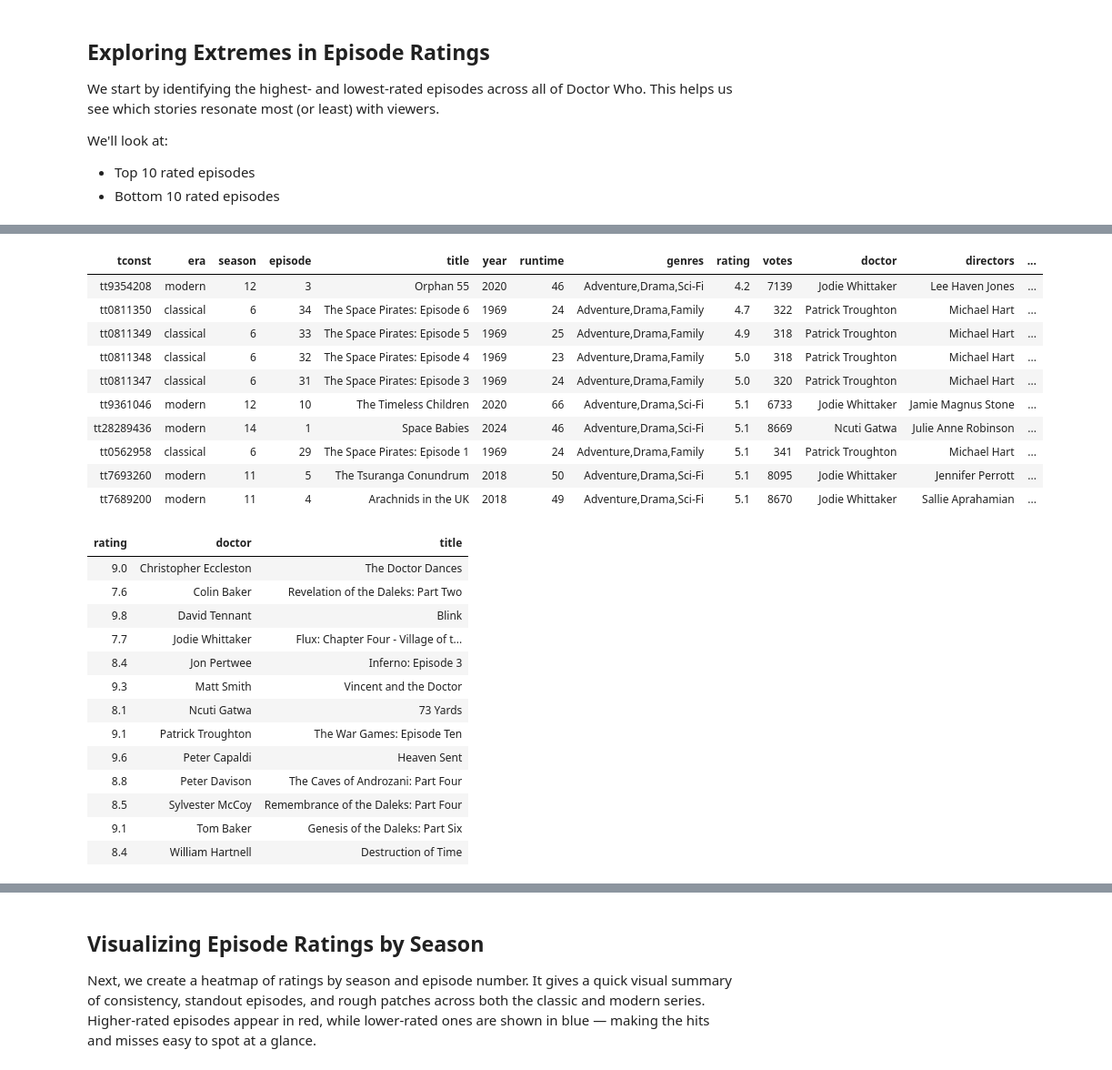
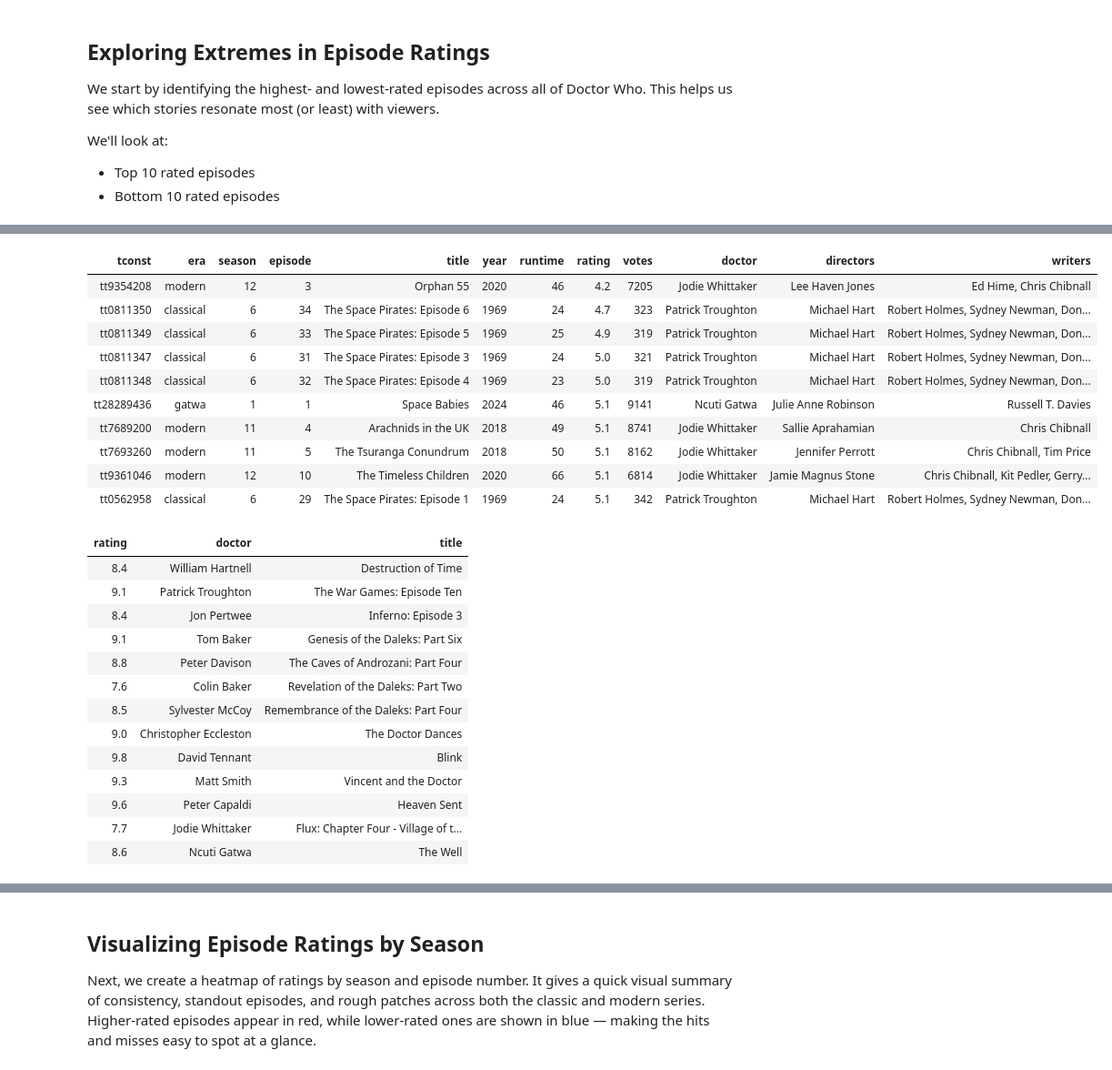
Before and after one commit to Mark-Bugden/doctor-who-imdb-analysis, a Jupyter notebook: doctor-who-imdb-analysis.ipynb, the cells around one changed output, grey strips where cells are left out. Shown at 91% size. Cells and saved outputs as stored; diff of their text form; code cells hidden in the pictures.

```diff
--- a/doctor-who-imdb-analysis.ipynb
+++ b/doctor-who-imdb-analysis.ipynb
@@ -211,11 +207,9 @@ With everything merged, we clean up the dataset: we drop unnecessary columns, se
 # %%
-# Before we go too far into data exploration and visualisation, let's do some tidying up
+# Drop unnnecessary columns
+episode_details = episode_details.drop(["isAdult", "endYear", "originalTitle", "titleType", "genres"], axis=1)
 
-# Drop unnnecessary columns
-episode_details = episode_details.drop(["isAdult", "endYear", "originalTitle", "titleType"], axis=1)
-
-# Change parentTconst to refer to "classical" or "modern"
-episode_details["parentTconst"] = episode_details["parentTconst"].replace({"tt0056751": "classical", "tt0436992": "modern", "tt31433814": "modern"})
+# Change parentTconst to refer to "classical", "modern", or "gatwa"
+episode_details["parentTconst"] = episode_details["parentTconst"].replace({"tt0056751": "classical", "tt0436992": "modern", "tt31433814": "gatwa"})
 
 
 # Rename confusing columns
@@ -233,7 +227,7 @@ episode_details = episode_details.rename(columns={
 # Replace number of the Doctor with with the name of the actor
 episode_details["doctor"] = episode_details["doctor"].map(doctor_to_actor_mapping)
 
-# Set data types for numeric columns
+# Set data types for numeric and categorical columns
 int_columns = [
     "season",
     "episode",
@@ -248,15 +242,14 @@ for col in int_columns:
 
 episode_details["rating"] = pd.to_numeric(episode_details["rating"], errors="coerce")
 
+episode_details["doctor"] = pd.Categorical(
+    episode_details["doctor"],
+    categories=doctor_order,
+    ordered=True
+)
+
 # Drop any columns with NA ratings (for example, if the episode is listed but there has not yet been released)
 episode_details = episode_details.dropna()
-
-# IMdB considers the Gatwa era to be a separate era, whereas we are considering it part of the modern era
-# To deal with this, we need to rename the season numbers for the Gatwa era
-mask = episode_details["tconst"].isin(gatwa_tconst_codes)
-episode_details.loc[mask, "season"] = (
-    episode_details.loc[mask, "season"].map(gatwa_season_to_modern_season_mapping)
-)
 
 
 # Print the number of episodes
@@ -300,35 +298,39 @@ best_eps.style.hide(axis="index").format(precision=1)
 # %%
 # Which are the worst-rated episodes?
-worst_eps = episode_details.sort_values(by="rating").iloc[0:10]
+worst_eps = episode_details.sort_values(
+    by=["rating", "votes"],
+    ascending=[True, False]
+).iloc[0:10]
+
 worst_eps.style.hide(axis="index").format(precision=1)
 # %% [output]
-| tconst | era | season | episode | title | year | runtime | genres | rating | votes | doctor | directors | ... |
-| tt9354208 | modern | 12 | 3 | Orphan 55 | 2020 | 46 | Adventure,Drama,Sci-Fi | 4.2 | 7139 | Jodie Whittaker | Lee Haven Jones | ... |
-| tt0811350 | classical | 6 | 34 | The Space Pirates: Episode 6 | 1969 | 24 | Adventure,Drama,Family | 4.7 | 322 | Patrick Troughton | Michael Hart | ... |
-| tt0811349 | classical | 6 | 33 | The Space Pirates: Episode 5 | 1969 | 25 | Adventure,Drama,Family | 4.9 | 318 | Patrick Troughton | Michael Hart | ... |
-| tt0811348 | classical | 6 | 32 | The Space Pirates: Episode 4 | 1969 | 23 | Adventure,Drama,Family | 5.0 | 318 | Patrick Troughton | Michael Hart | ... |
-| tt0811347 | classical | 6 | 31 | The Space Pirates: Episode 3 | 1969 | 24 | Adventure,Drama,Family | 5.0 | 320 | Patrick Troughton | Michael Hart | ... |
-| tt9361046 | modern | 12 | 10 | The Timeless Children | 2020 | 66 | Adventure,Drama,Sci-Fi | 5.1 | 6733 | Jodie Whittaker | Jamie Magnus Stone | ... |
-| tt28289436 | modern | 14 | 1 | Space Babies | 2024 | 46 | Adventure,Drama,Sci-Fi | 5.1 | 8669 | Ncuti Gatwa | Julie Anne Robinson | ... |
-| tt0562958 | classical | 6 | 29 | The Space Pirates: Episode 1 | 1969 | 24 | Adventure,Drama,Family | 5.1 | 341 | Patrick Troughton | Michael Hart | ... |
-| tt7693260 | modern | 11 | 5 | The Tsuranga Conundrum | 2018 | 50 | Adventure,Drama,Sci-Fi | 5.1 | 8095 | Jodie Whittaker | Jennifer Perrott | ... |
-| tt7689200 | modern | 11 | 4 | Arachnids in the UK | 2018 | 49 | Adventure,Drama,Sci-Fi | 5.1 | 8670 | Jodie Whittaker | Sallie Aprahamian | ... |
+| tconst | era | season | episode | title | year | runtime | rating | votes | doctor | directors | writers |
+| tt9354208 | modern | 12 | 3 | Orphan 55 | 2020 | 46 | 4.2 | 7205 | Jodie Whittaker | Lee Haven Jones | Ed Hime, Chris Chibnall |
+| tt0811350 | classical | 6 | 34 | The Space Pirates: Episode 6 | 1969 | 24 | 4.7 | 323 | Patrick Troughton | Michael Hart | Robert Holmes, Sydney Newman, Don... |
+| tt0811349 | classical | 6 | 33 | The Space Pirates: Episode 5 | 1969 | 25 | 4.9 | 319 | Patrick Troughton | Michael Hart | Robert Holmes, Sydney Newman, Don... |
+| tt0811347 | classical | 6 | 31 | The Space Pirates: Episode 3 | 1969 | 24 | 5.0 | 321 | Patrick Troughton | Michael Hart | Robert Holmes, Sydney Newman, Don... |
+| tt0811348 | classical | 6 | 32 | The Space Pirates: Episode 4 | 1969 | 23 | 5.0 | 319 | Patrick Troughton | Michael Hart | Robert Holmes, Sydney Newman, Don... |
+| tt28289436 | gatwa | 1 | 1 | Space Babies | 2024 | 46 | 5.1 | 9141 | Ncuti Gatwa | Julie Anne Robinson | Russell T. Davies |
+| tt7689200 | modern | 11 | 4 | Arachnids in the UK | 2018 | 49 | 5.1 | 8741 | Jodie Whittaker | Sallie Aprahamian | Chris Chibnall |
+| tt7693260 | modern | 11 | 5 | The Tsuranga Conundrum | 2018 | 50 | 5.1 | 8162 | Jodie Whittaker | Jennifer Perrott | Chris Chibnall, Tim Price |
+| tt9361046 | modern | 12 | 10 | The Timeless Children | 2020 | 66 | 5.1 | 6814 | Jodie Whittaker | Jamie Magnus Stone | Chris Chibnall, Kit Pedler, Gerry... |
+| tt0562958 | classical | 6 | 29 | The Space Pirates: Episode 1 | 1969 | 24 | 5.1 | 342 | Patrick Troughton | Michael Hart | Robert Holmes, Sydney Newman, Don... |
 # %%
 # What about the top-rated episode per doctor?
-top_rated_per_doctor = episode_details.loc[episode_details.groupby("doctor")["rating"].idxmax()]
+top_rated_per_doctor = episode_details.loc[episode_details.groupby("doctor", observed=True)["rating"].idxmax()]
 top_rated_per_doctor[["rating", "doctor", "title"]].style.hide(axis="index").format(precision=1)
 # %% [output]
 | rating | doctor | title |
+| 8.4 | William Hartnell | Destruction of Time |
+| 9.1 | Patrick Troughton | The War Games: Episode Ten |
+| 8.4 | Jon Pertwee | Inferno: Episode 3 |
+| 9.1 | Tom Baker | Genesis of the Daleks: Part Six |
+| 8.8 | Peter Davison | The Caves of Androzani: Part Four |
+| 7.6 | Colin Baker | Revelation of the Daleks: Part Two |
+| 8.5 | Sylvester McCoy | Remembrance of the Daleks: Part Four |
 | 9.0 | Christopher Eccleston | The Doctor Dances |
-| 7.6 | Colin Baker | Revelation of the Daleks: Part Two |
 | 9.8 | David Tennant | Blink |
+| 9.3 | Matt Smith | Vincent and the Doctor |
+| 9.6 | Peter Capaldi | Heaven Sent |
 | 7.7 | Jodie Whittaker | Flux: Chapter Four - Village of t... |
-| 8.4 | Jon Pertwee | Inferno: Episode 3 |
-| 9.3 | Matt Smith | Vincent and the Doctor |
-| 8.1 | Ncuti Gatwa | 73 Yards |
-| 9.1 | Patrick Troughton | The War Games: Episode Ten |
-| 9.6 | Peter Capaldi | Heaven Sent |
-| 8.8 | Peter Davison | The Caves of Androzani: Part Four |
-| 8.5 | Sylvester McCoy | Remembrance of the Daleks: Part Four |
-| 9.1 | Tom Baker | Genesis of the Daleks: Part Six |
-| 8.4 | William Hartnell | Destruction of Time |
+| 8.6 | Ncuti Gatwa | The Well |
```
Also changed, not shown: parts of 29 cells of this notebook, 1 other file.
